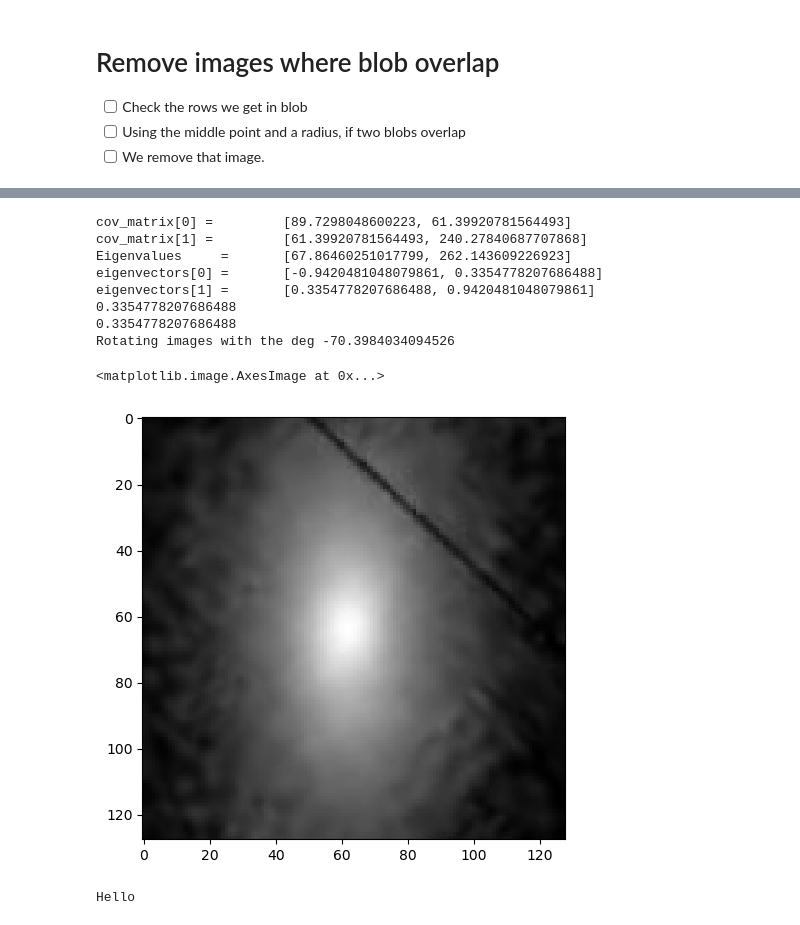
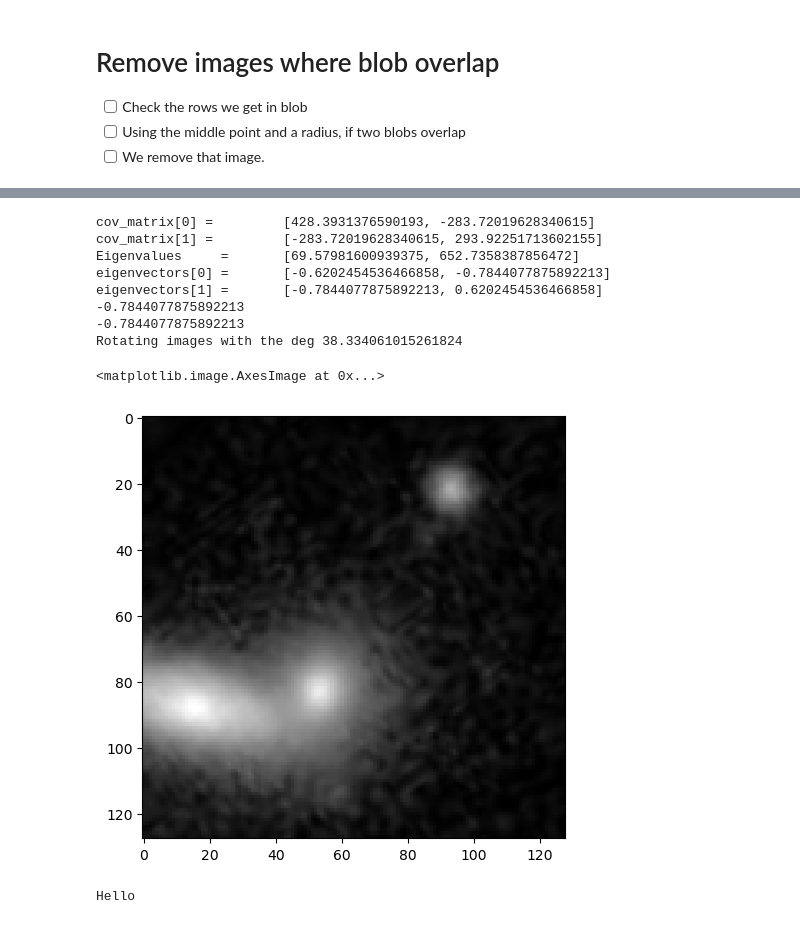
Before and after one commit to Uplink036/ClusteringGalaxies, a Jupyter notebook: DV2599.ipynb, the cells around one changed output, grey strips where cells are left out. Saved outputs shown, nothing was run; the diff lists cells and outputs as text; code cells hidden in the pictures.

Commit message:
Started working on overlap

```diff
--- a/DV2599.ipynb
+++ b/DV2599.ipynb
@@ -28,8 +28,16 @@ import matplotlib.pyplot as plt
 # img = ski.io.imread("/data/notebook_files/train_folder2/312941.jpg") ##outlier, don't change
 # img = ski.io.imread("/data/notebook_files/train_folder5/732356.jpg")
 # img = ski.io.imread("images_training_rev1/101151.jpg") ##irregular
-# img = ski.io.imread("/data/notebook_files/test_folder5/458590.jpg") ## long
-img = ski.io.imread("images_training_rev1/459014.jpg") ##overlap
+# img = ski.io.imread("images_training_rev1/976518.jpg") #  long
+# img = ski.io.imread("images_training_rev1/459564.jpg") ##overlap
 # img = ski.io.imread("images_training_rev1/100295.jpg") ##black stripe
-# img = ski.io.imread("images_training_rev1/100774.jpg") ##Ovelap
+# img = ski.io.imread("images_training_rev1/101589.jpg") ##black stripe
+# img = ski.io.imread("images_training_rev1/999137.jpg") ##small black stripe
+# img = ski.io.imread("images_training_rev1/811343.jpg") ##cut stripe
+# img = ski.io.imread("images_training_rev1/999263.jpg") ##green stripe
+# img = ski.io.imread("images_training_rev1/998814.jpg") ##irregular
+# img = ski.io.imread("images_training_rev1/100774.jpg") ##Overlap
+img = ski.io.imread("images_training_rev1/846048.jpg") ##Ovelap
+# img = ski.io.imread("images_training_rev1/994860.jpg") ##Spiral
 # img = ski.io.imread("images_training_rev1/100008.jpg")
+# img = ski.io.imread("images_training_rev1/998352.jpg") ## chaos
@@ -68,10 +74,21 @@ class Galaxy:
         factor = np.sqrt(2)
         return factor*self._sigma
 
+def cropp_image(image, center_x, center_y, radius):
+    return image[int(center_x-radius):int(center_x+radius), int(center_y-radius):int(center_y+radius)]
 
-def overlap(galaxy1:Galaxy, galaxy2:Galaxy):
-    in_between_distance = np.sqrt((galaxy1.center[0]-galaxy2.center[0])**2 + (galaxy1.center[1]-galaxy2.center[1])**2)
-    if galaxy1.radius > in_between_distance:
+def overlap(galaxy1:Galaxy, galaxy2:Galaxy, verbose=False):
+    D = np.sqrt((galaxy1.center[0]-galaxy2.center[0])**2 + (galaxy1.center[1]-galaxy2.center[1])**2)
+    alpha = np.arccos(D/(abs(galaxy1.center[0]-galaxy2.center[0])))
+    closest_point = [galaxy2.center[0] + galaxy2.radius*np.cos(alpha), galaxy2.center[1] + galaxy2.radius*np.sin(alpha)]
+    if verbose:
+        print(f"Closest point: {closest_point}")
+        print(f"Distance: {D}")
+        print(f"Alpha: {alpha}")
+        print(f"Galaxy1 center: {galaxy1.center}")
+        print(f"Galaxy2 center: {galaxy2.center}")
+    # Is closest point within the radius of galaxy1?
+    if np.sqrt((closest_point[0]-galaxy1.center[0])**2 + (closest_point[1]-galaxy1.center[1])**2) < galaxy1.radius:
         return True
     else:
         return False
@@ -86,19 +103,21 @@ def find_galaxy(image, window, verbose=False):
     image_center = [image.shape[0]//2, image.shape[1]//2]
     found_galaxy = None
     largest_sigma = 0
+    blobs_in_window = []
     for b in blobs:
         if all(abs(b[i] - image_center[i]) < window for i in range(2)) and b[2] > largest_sigma:
+            blobs_in_window.append(b)
             print(f"blob considered: {b[0]}, {b[1]}, {b[2]}")
             largest_sigma = b[2]
             found_galaxy = b
 
     found_galaxy = Galaxy(found_galaxy[0], found_galaxy[1], found_galaxy[2])
 
-    for b in blobs:
+    for b in blobs_in_window:
         blob = Galaxy(b[0], b[1], b[2])
         if blob.center != found_galaxy.center:
             # Check if they overlap
-            if overlap(found_galaxy, blob):
+            if overlap(found_galaxy, blob, verbose=True):
                 if verbose:
                     print(f"There is overlap. x1={blob.center[0]}, y1={blob.center[1]}")
                 return found_galaxy #REMOVE!
@@ -208,43 +254,43 @@ def get_rotation_on_image(image, verbose=False):
 
     max_eigen_index, = np.where(np.isclose(eigenvalues, max(eigenvalues)))[0]
     if verbose:
         print(f"Eigenvalues     = \t[{eigenvalues[0]}, {eigenvalues[1]}]")
         print(f"eigenvectors[0] = \t[{eigenvectors[0][0]}, {eigenvectors[0][1]}]")
         print(f"eigenvectors[1] = \t[{eigenvectors[1][0]}, {eigenvectors[1][1]}]")
         print(eigenvectors[max_eigen_index][0])
         print(eigenvectors[(max_eigen_index+1)%2][1])
     rotations_in_radians = np.arccos((eigenvectors[max_eigen_index][0]+eigenvectors[(max_eigen_index+1)%2][1]) / 2)
     rotation_in_degrees = np.rad2deg(rotations_in_radians)
     if rotation_in_degrees > 90:
         rotation_in_degrees = 180 - rotation_in_degrees
 
 
     if (eigenvectors[max_eigen_index][0] * eigenvectors[max_eigen_index][1]) > 0:
         rotation_in_degrees = -rotation_in_degrees
 
     if verbose:
         print("Rotating images with the deg", rotation_in_degrees)
         # ski.io.imshow(ski.transform.rotate(image, rotation_in_degrees))
 
-    return rotation_in_degrees
+    return rotation_in_degrees+90
 
 angle = get_rotation_on_image(cropped_exposed_img, verbose=True)
 rotated_image = ski.transform.rotate(gray_img, angle)
 cropped_rotated_img = cropp_image(rotated_image, galaxy.center[0], galaxy.center[1], galaxy.radius)
 resized_cropped_rotated_image = ski.transform.resize(cropped_rotated_img, (128, 128))
 resized_cropped_rotated_image = ski.exposure.rescale_intensity(resized_cropped_rotated_image)
 ski.io.imshow(resized_cropped_rotated_image)
 # %% [output]
-cov_matrix[0] =         [89.7298048600223, 61.39920781564493]
-cov_matrix[1] =         [61.39920781564493, 240.27840687707868]
-Eigenvalues     =       [67.86460251017799, 262.143609226923]
-eigenvectors[0] =       [-0.9420481048079861, 0.3354778207686488]
-eigenvectors[1] =       [0.3354778207686488, 0.9420481048079861]
-0.3354778207686488
-0.3354778207686488
-Rotating images with the deg -70.3984034094526
+cov_matrix[0] =         [428.3931376590193, -283.72019628340615]
+cov_matrix[1] =         [-283.72019628340615, 293.92251713602155]
+Eigenvalues     =       [69.57981600939375, 652.7358387856472]
+eigenvectors[0] =       [-0.6202454536466858, -0.7844077875892213]
+eigenvectors[1] =       [-0.7844077875892213, 0.6202454536466858]
+-0.7844077875892213
+-0.7844077875892213
+Rotating images with the deg 38.334061015261824
 <matplotlib.image.AxesImage at 0x...>
-[figure, old version]
+[figure, new version]
 # %%
 print("Hello")
 raise SystemExit
```
Also changed, not shown: parts of 7 cells of this notebook.
